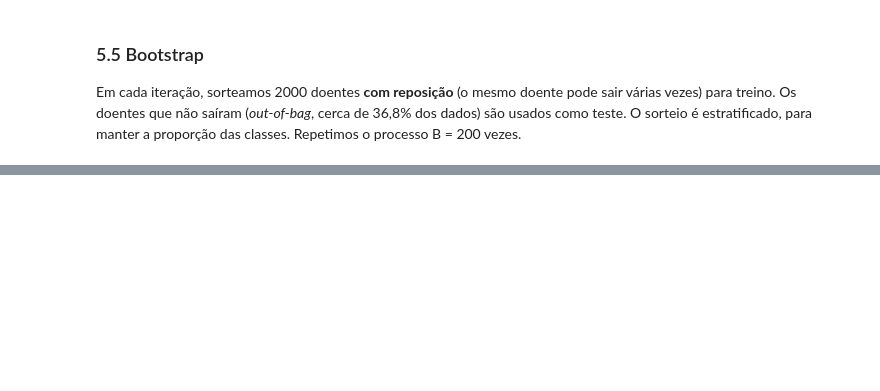
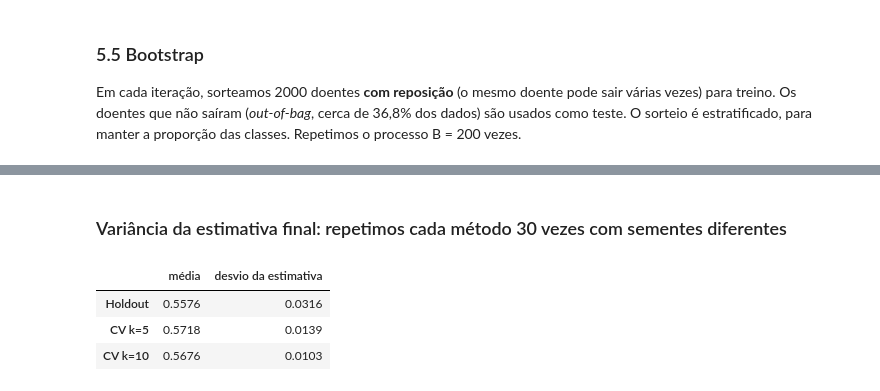
Before and after one commit to 1231478-Ellah-Fleischmann/APRAU-PROJETO, a Jupyter notebook: notebooks/APRAU_EFG_M1A_1231478_1230806.ipynb, the cells around one changed output, grey strips where cells are left out. Saved outputs shown, nothing was run; the diff lists cells and outputs as text; code cells hidden in the pictures; blank space fills up the shorter version.

```diff
--- a/notebooks/APRAU_EFG_M1A_1231478_1230806.ipynb
+++ b/notebooks/APRAU_EFG_M1A_1231478_1230806.ipynb
@@ -1039,0 +1079,33 @@ LDA: concluído (17 s)
+# %% [markdown]
+### Variância da estimativa final: repetimos cada método 30 vezes com sementes diferentes
+# %%
+R = 30
+estimativas = {}
+
+# Holdout: cada estimativa é uma única divisão
+est = []
+for s in range(R):
+    Xa, Xb, ya, yb = train_test_split(X_cls, y_cls, test_size=0.2, stratify=y_cls, random_state=s)
+    prev = treinar_e_prever('Regressão Logística', Xa, ya, Xb)
+    est.append(metricas_cls(yb, prev)['F1_macro'])
+estimativas['Holdout'] = est
+
+# CV k=5 e k=10: cada estimativa é a média dos k folds, com divisões diferentes em cada repetição
+for k in [5, 10]:
+    est = []
+    for s in range(R):
+        skf = StratifiedKFold(n_splits=k, shuffle=True, random_state=s)
+        f1s = []
+        for idx_tr, idx_te in skf.split(X_cls, y_cls):
+            prev = treinar_e_prever('Regressão Logística', X_cls.iloc[idx_tr], y_cls.iloc[idx_tr], X_cls.iloc[idx_te])
+            f1s.append(metricas_cls(y_cls.iloc[idx_te], prev)['F1_macro'])
+        est.append(np.mean(f1s))
+    estimativas[f'CV k={k}'] = est
+
+pd.DataFrame({m: {'média': np.mean(v), 'desvio da estimativa': np.std(v)}
+              for m, v in estimativas.items()}).T.round(4)
+# %% [output]
+|  | média | desvio da estimativa |
+| Holdout | 0.5576 | 0.0316 |
+| CV k=5 | 0.5718 | 0.0139 |
+| CV k=10 | 0.5676 | 0.0103 |
```
Also changed, not shown: parts of 10 cells of this notebook.
